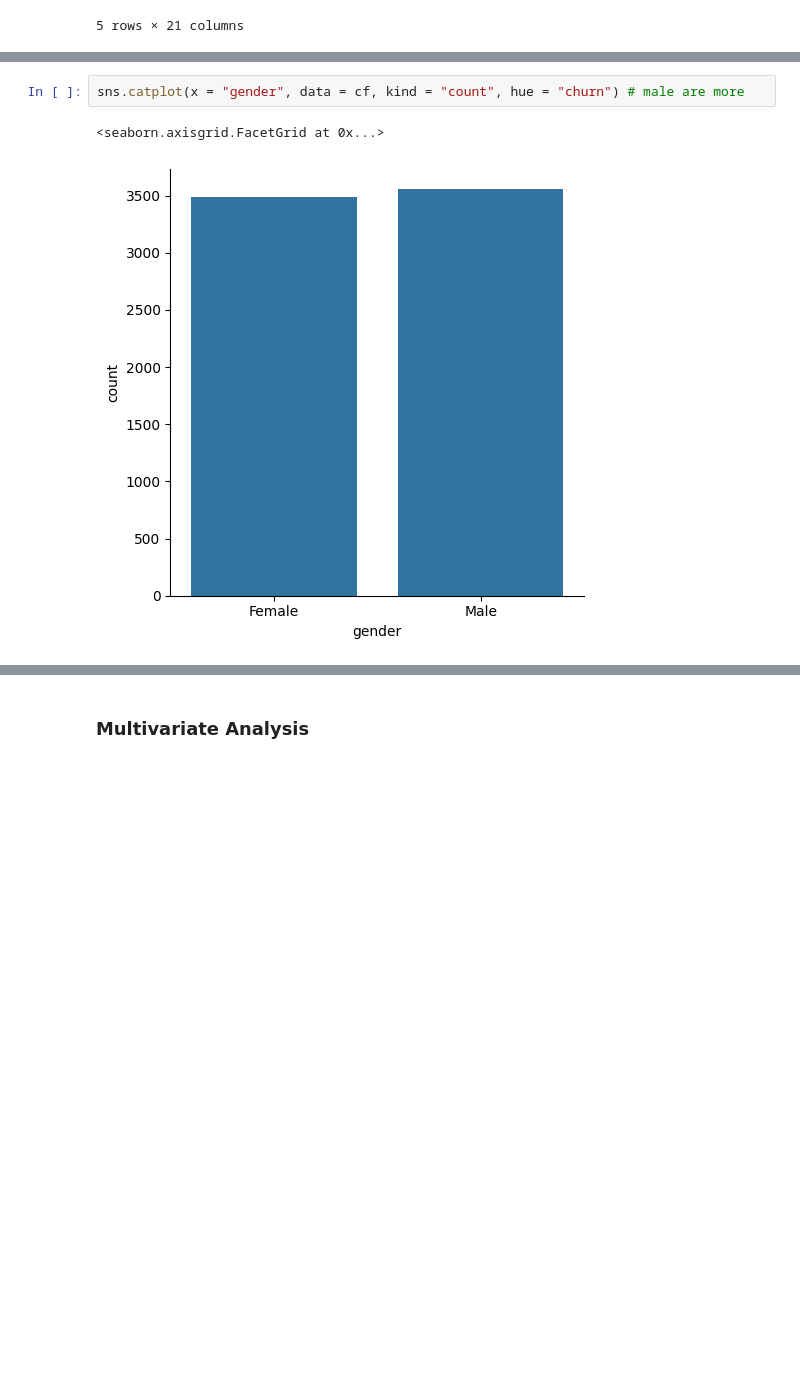
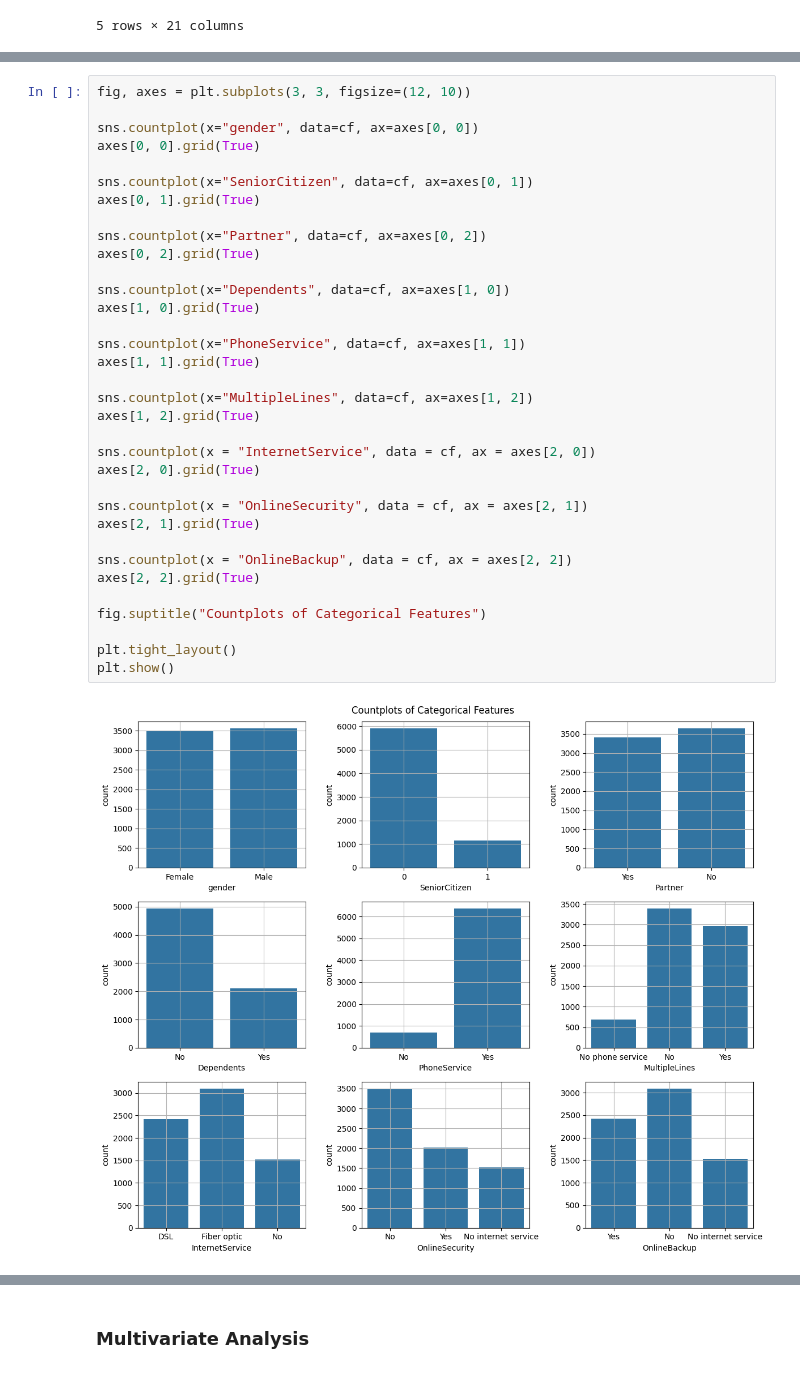
Before and after one commit to Priyanshu-Upadhyay-27/end-to-end-churn-ml, a Jupyter notebook: notebooks/EDA-Churn.ipynb, the cells around one changed output, grey strips where cells are left out. Drawn from its saved outputs; the diff is of its cells as text; blank space fills up the shorter version.

Commit message:
Completed Univariate Anlaysis for categorical columns

```diff
--- a/notebooks/EDA-Churn.ipynb
+++ b/notebooks/EDA-Churn.ipynb
@@ -114,5 +135,36 @@ cf.head()
 # %%
-sns.catplot(x = "gender", data = cf, kind = "count", hue = "churn") # male are more
+fig, axes = plt.subplots(3, 3, figsize=(12, 10))
+
+sns.countplot(x="gender", data=cf, ax=axes[0, 0])
+axes[0, 0].grid(True)
+
+sns.countplot(x="SeniorCitizen", data=cf, ax=axes[0, 1])
+axes[0, 1].grid(True)
+
+sns.countplot(x="Partner", data=cf, ax=axes[0, 2])
+axes[0, 2].grid(True)
+
+sns.countplot(x="Dependents", data=cf, ax=axes[1, 0])
+axes[1, 0].grid(True)
+
+sns.countplot(x="PhoneService", data=cf, ax=axes[1, 1])
+axes[1, 1].grid(True)
+
+sns.countplot(x="MultipleLines", data=cf, ax=axes[1, 2])
+axes[1, 2].grid(True)
+
+sns.countplot(x = "InternetService", data = cf, ax = axes[2, 0])
+axes[2, 0].grid(True)
+
+sns.countplot(x = "OnlineSecurity", data = cf, ax = axes[2, 1])
+axes[2, 1].grid(True)
+
+sns.countplot(x = "OnlineBackup", data = cf, ax = axes[2, 2])
+axes[2, 2].grid(True)
+
+fig.suptitle("Countplots of Categorical Features")
+
+plt.tight_layout()
+plt.show()
 # %% [output]
-<seaborn.axisgrid.FacetGrid at 0x...>
-[figure, old version]
+[figure, new version]
```
Also changed, not shown: parts of 7 cells of this notebook.
